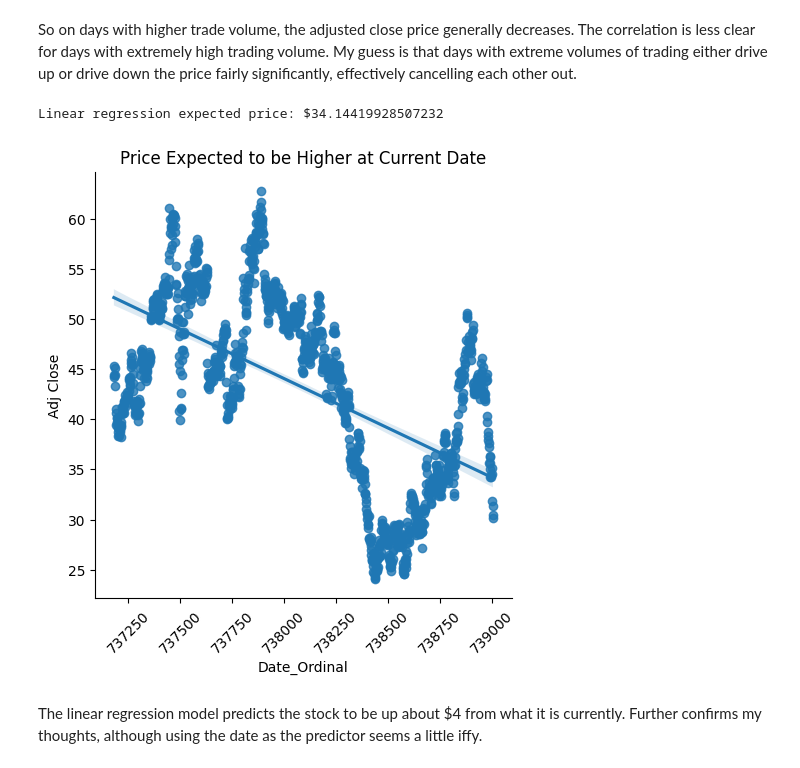
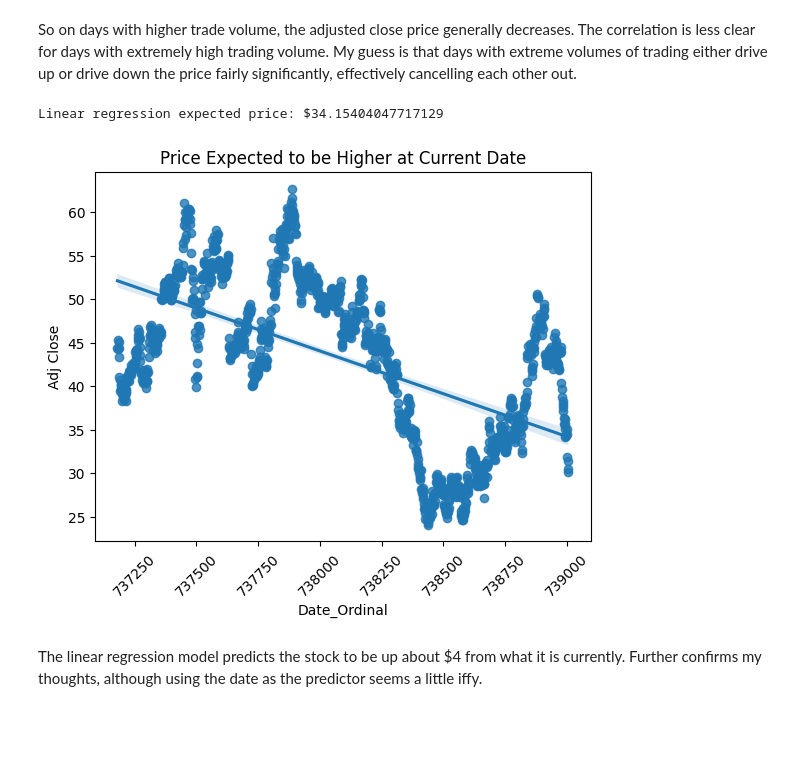
Before and after one commit to BrandonYChan/Investment, a Jupyter notebook: intel_analysis.ipynb, the cells around one changed output. Drawn from its saved outputs; the diff is of its cells as text; code cells hidden in the pictures; blank space fills up the shorter version.

```diff
--- a/intel_analysis.ipynb
+++ b/intel_analysis.ipynb
@@ -17,10 +17,10 @@ warnings.filterwarnings('ignore')
 import requests
 from bs4 import BeautifulSoup
 # %%
-data = pd.read_csv("INTC.csv")
-data['Date'] = pd.to_datetime(data['Date'])
-data['Date_Ordinal'] = data['Date'].apply(lambda x: x.toordinal())
-data.tail(5)
+inteldata = pd.read_csv("stock_csv/INTC.csv")
+inteldata['Date'] = pd.to_datetime(inteldata['Date'])
+inteldata['Date_Ordinal'] = inteldata['Date'].apply(lambda x: x.toordinal())
+inteldata.tail(5)
 # %% [output]
 |  | Date | Open | High | Low | Close | Adj Close | Volume | Date_Ordinal |
 | 1255 | 2024-04-25 | 34.560001 | 35.299999 | 34.500000 | 35.110001 | 35.110001 | 66549400 | 739001 |
@@ -32,13 +32,13 @@ data.tail(5)
 ## 5 Year Trend
 # %%
 # Add a column to indicate the trend (1 for increasing, -1 for decreasing)
-data['Trend'] = (data['Adj Close'] - data['Adj Close'].shift(1)).fillna(0)
-data.loc[data['Trend'] > 0, 'Trend'] = 1
-data.loc[data['Trend'] < 0, 'Trend'] = -1
+inteldata['Trend'] = (inteldata['Adj Close'] - inteldata['Adj Close'].shift(1)).fillna(0)
+inteldata.loc[inteldata['Trend'] > 0, 'Trend'] = 1
+inteldata.loc[inteldata['Trend'] < 0, 'Trend'] = -1
 
 # Time series plot stock price
 fig, ax = plt.subplots(figsize=(20,5))
-sns.lineplot(data, x="Date", y="Adj Close", ax=ax)
+sns.lineplot(inteldata, x="Date", y="Adj Close", ax=ax)
 ax.set_title("Intel Stock Price 2023-05-01 to 2024-04-30")
 ax.grid()
 
@@ -120,19 +120,20 @@ Correlation between Extreme Volume vs Price -0.09345660913949973
 So on days with higher trade volume, the adjusted close price generally decreases. The correlation is less clear for days with extremely high trading volume. My guess is that days with extreme volumes of trading either drive up or drive down the price fairly significantly, effectively cancelling each other out.
 # %%
 model = LinearRegression()
-model.fit(data[['Date_Ordinal']], data['Adj Close'])
-expected_price = model.predict([[datetime.now().date().toordinal()]])[0]
+model.fit(inteldata[['Date_Ordinal']], inteldata['Adj Close'])
+date_curr = datetime.now().date().toordinal()
+expected_price = model.predict([[739007]])[0]
 
 print(f"Linear regression expected price: ${expected_price}")
 
 
-sns.lmplot(data, x='Date_Ordinal', y='Adj Close')
+sns.regplot(inteldata, x='Date_Ordinal', y='Adj Close')
 plt.title("Price Expected to be Higher at Current Date")
 plt.xticks(rotation = 45)
 plt.show()
 # %% [output]
-Linear regression expected price: $34.14419928507232
+Linear regression expected price: $34.15404047717129
-[figure, old version]
+[figure, new version]
 # %% [markdown]
 The linear regression model predicts the stock to be up about $4 from what it is currently. Further confirms my thoughts, although using the date as the predictor seems a little iffy.
 # %% [markdown]
```
Also changed, not shown: parts of 7 cells of this notebook, 6 other files.
